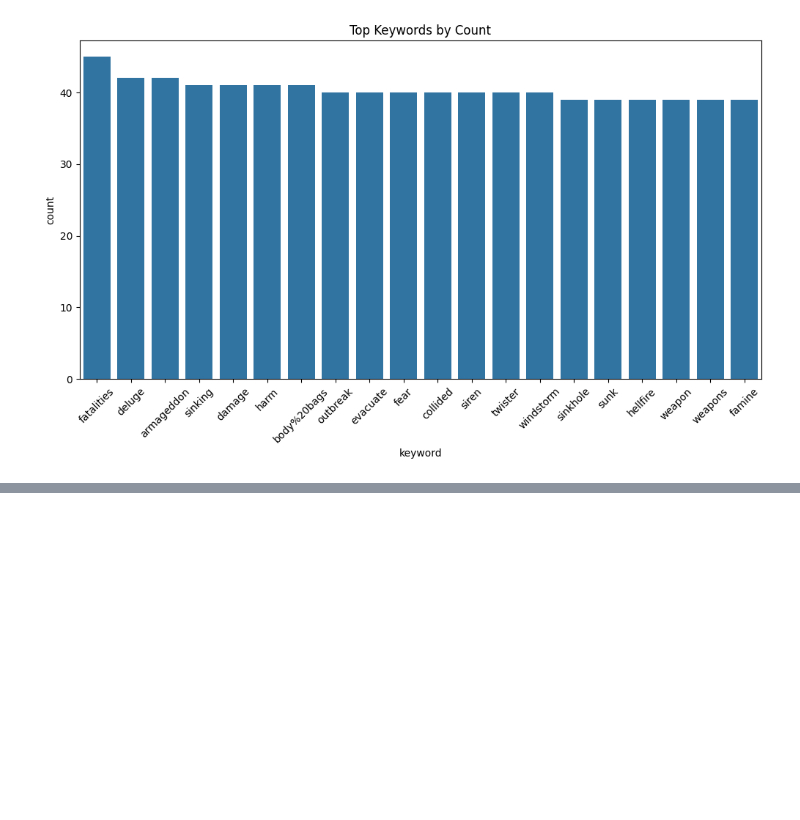
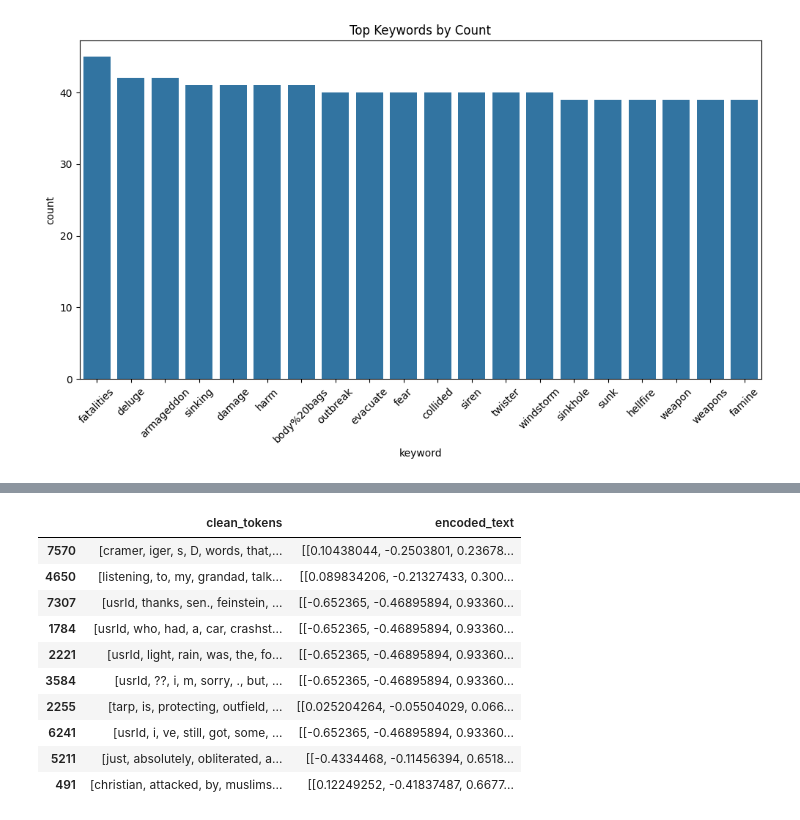
Before and after one commit to codiak/DTSA-5511, a Jupyter notebook: DTSA_5511_Kaggle_Disaster_Tweets.ipynb, the cells around one changed output, grey strips where cells are left out. Drawn from its saved outputs; the diff is of its cells as text; code cells hidden in the pictures; blank space fills up the shorter version.

```diff
--- a/DTSA_5511_Kaggle_Disaster_Tweets.ipynb
+++ b/DTSA_5511_Kaggle_Disaster_Tweets.ipynb
@@ -117,0 +208,39 @@ sns.countplot(x='keyword', data=train_df, order=train_df['keyword'].value_counts
+# %%
+# Import the Word2Vec model from gensim
+from gensim.models import Word2Vec
+import numpy as np
+from keras.preprocessing.sequence import pad_sequences
+
+# Create a Word2Vec model using the clean_text column
+wv_model = Word2Vec(train_df['clean_tokens'], vector_size=32, window=5, min_count=1, workers=8, sg=1)
+
+# Create a dictionary to map words to their corresponding word vectors
+word2vec_dict = {}
+for word, vector in zip(wv_model.wv.index_to_key, wv_model.wv.vectors):
+    word2vec_dict[word] = vector
+
+# Create a function to encode a word using the Word2Vec model
+def word2vec_encoder(word):
+    if word in word2vec_dict:
+        return word2vec_dict[word]
+    else:
+        return np.zeros(wv_model.vector_size)
+
+# Encode the clean_text column using the word2vec_encoder function
+train_df['encoded_text'] = train_df['clean_tokens'].apply(lambda x: [word2vec_encoder(word) for word in x])
+test_df['encoded_text'] = test_df['clean_tokens'].apply(lambda x: [word2vec_encoder(word) for word in x])
+# %%
+# preview encoded values
+train_df.sample(10).loc[:, ['clean_tokens', 'encoded_text']]
+# %% [output]
+|  | clean_tokens | encoded_text |
+| 7570 | [cramer, iger, s, D, words, that,... | [[0.10438044, -0.2503801, 0.23678... |
+| 4650 | [listening, to, my, grandad, talk... | [[0.089834206, -0.21327433, 0.300... |
+| 7307 | [usrId, thanks, sen., feinstein, ... | [[-0.652365, -0.46895894, 0.93360... |
+| 1784 | [usrId, who, had, a, car, crashst... | [[-0.652365, -0.46895894, 0.93360... |
+| 2221 | [usrId, light, rain, was, the, fo... | [[-0.652365, -0.46895894, 0.93360... |
+| 3584 | [usrId, ??, i, m, sorry, ., but, ... | [[-0.652365, -0.46895894, 0.93360... |
+| 2255 | [tarp, is, protecting, outfield, ... | [[0.025204264, -0.05504029, 0.066... |
+| 6241 | [usrId, i, ve, still, got, some, ... | [[-0.652365, -0.46895894, 0.93360... |
+| 5211 | [just, absolutely, obliterated, a... | [[-0.4334468, -0.11456394, 0.6518... |
+| 491 | [christian, attacked, by, muslims... | [[0.12249252, -0.41837487, 0.6677... |
```
Also changed, not shown: parts of 8 cells of this notebook.
